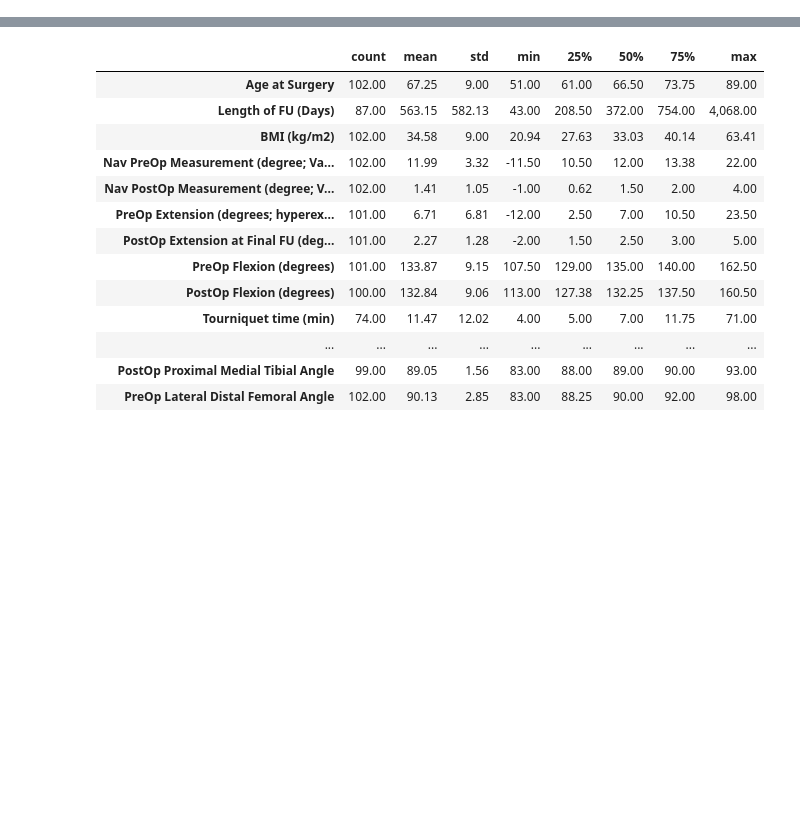
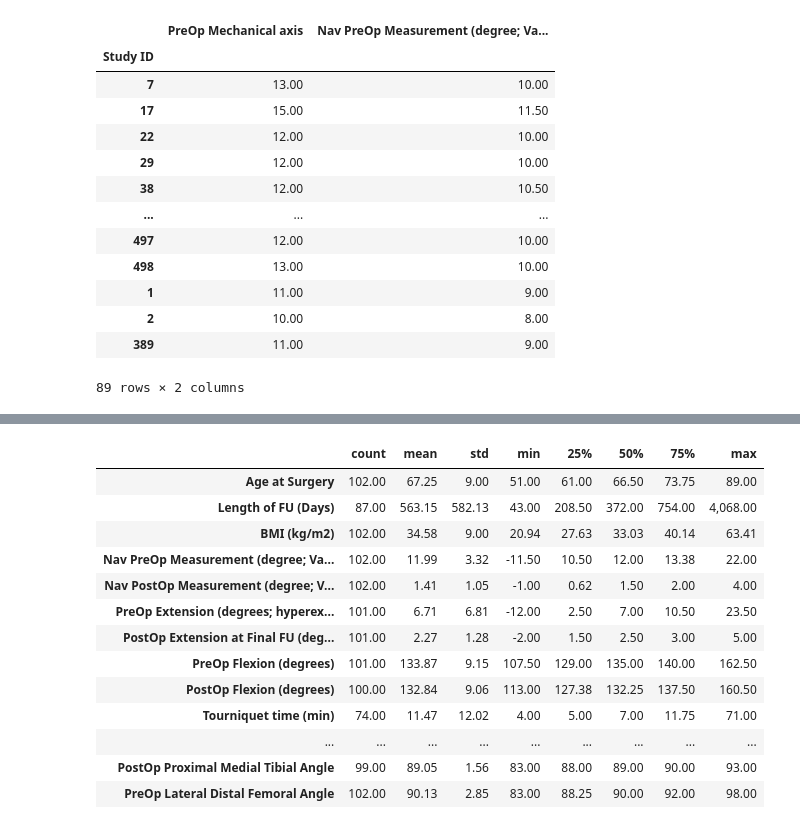
Before and after one commit to andreygal/varus, a Jupyter notebook: varus.ipynb, the cells around one changed output, grey strips where cells are left out. Drawn from its saved outputs; the diff is of its cells as text; code cells hidden in the pictures; blank space fills up the shorter version.

Commit message:
Checking discrepancies

```diff
--- a/varus.ipynb
+++ b/varus.ipynb
@@ -17,0 +39,22 @@ varus_valgus_original.set_index('Study ID', inplace=True)
+# %%
+#Verify varus valgus discrepancy b/w Nav and manual
+varus_outliers = varus_valgus_outliers = varus_valgus_outliers[(varus_valgus_outliers['PreOp Mechanical axis'] >= 10) |
+                                                              (varus_valgus_outliers['Nav PreOp Measurement (degree; Valgus is negative)'] >= 10)]
+
+#Display discrepancies
+varus_outliers[varus_outliers['PreOp Mechanical axis'] != varus_outliers['Nav PreOp Measurement (degree; Valgus is negative)']][['PreOp Mechanical axis', 'Nav PreOp Measurement (degree; Valgus is negative)']]
+# %% [output]
+|  | PreOp Mechanical axis | Nav PreOp Measurement (degree; Va... |
+| Study ID |  |  |
+| 7 | 13.00 | 10.00 |
+| 17 | 15.00 | 11.50 |
+| 22 | 12.00 | 10.00 |
+| 29 | 12.00 | 10.00 |
+| 38 | 12.00 | 10.50 |
+| ... | ... | ... |
+| 497 | 12.00 | 10.00 |
+| 498 | 13.00 | 10.00 |
+| 1 | 11.00 | 9.00 |
+| 2 | 10.00 | 8.00 |
+| 389 | 11.00 | 9.00 |
+89 rows × 2 columns
```
Also changed, not shown: parts of 2 cells of this notebook.
